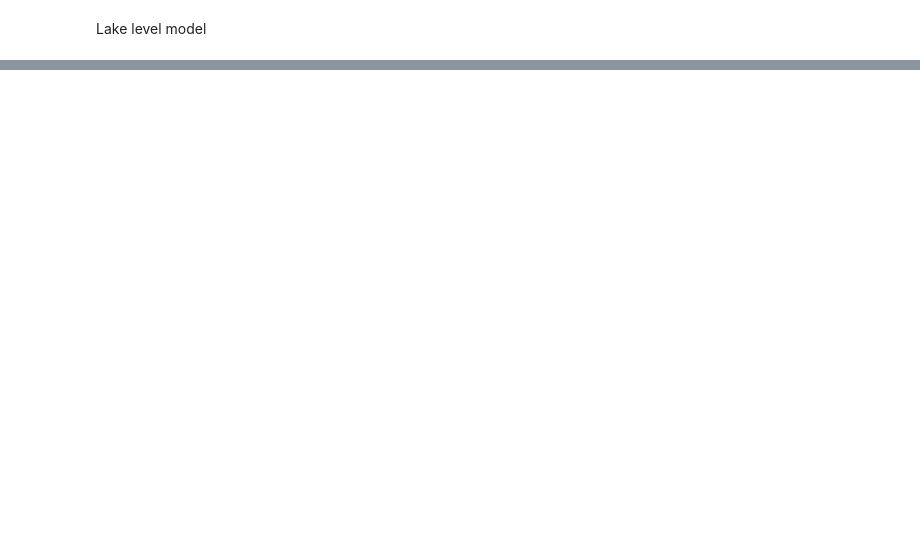
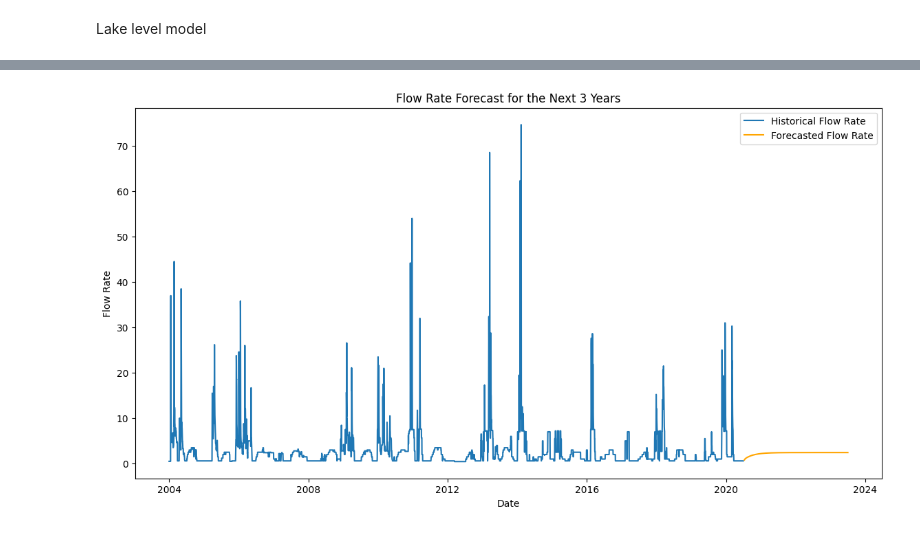
Before and after one commit to 4GeeksAcademy/Time-Series-Marcel, a Jupyter notebook: src/explore.ipynb, the cells around one changed output, grey strips where cells are left out. Drawn from its saved outputs; the diff is of its cells as text; code cells hidden in the pictures; blank space fills up the shorter version.

```diff
--- a/src/explore.ipynb
+++ b/src/explore.ipynb
@@ -308,0 +340,21 @@ Error:
+# %%
+import pandas as pd
+
+# Define the number of periods to forecast (3 years)
+n_periods = 3 * 52  # 3 years * 52 weeks
+
+# Generate the forecast
+forecast = sarima_model.predict(n_periods=n_periods)
+
+# Create a date range for the forecast
+last_date = df_Bilancino['Date'].max()
+future_dates = pd.date_range(start=last_date, periods=n_periods + 1, freq='W')[1:]  # Skip the first date as it's the last date of the historical data
+
+# Create a DataFrame with the forecasted values
+forecast_df = pd.DataFrame({
+    'Date': future_dates,
+    'Forecasted_Flow_Rate': forecast
+})
+
+# Display the forecasted values
+print(forecast_df)
@@ -308,0 +376,13 @@ Error:
+# %%
+# Plot the results
+
+plt.figure(figsize=(14, 7))
+plt.plot(df_Bilancino['Date'], df_Bilancino['Flow_Rate'], label='Historical Flow Rate')
+plt.plot(forecast_df['Date'], forecast_df['Forecasted_Flow_Rate'], label='Forecasted Flow Rate', color='orange')
+plt.title('Flow Rate Forecast for the Next 3 Years')
+plt.xlabel('Date')
+plt.ylabel('Flow Rate')
+plt.legend()
+plt.show()
+# %% [output]
+[figure, added]
```
Also changed, not shown: parts of 7 cells of this notebook, 1 other file.
